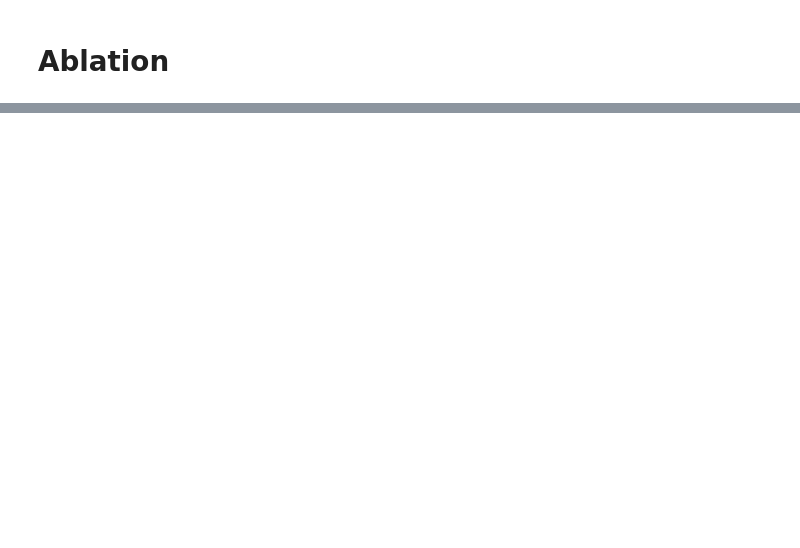
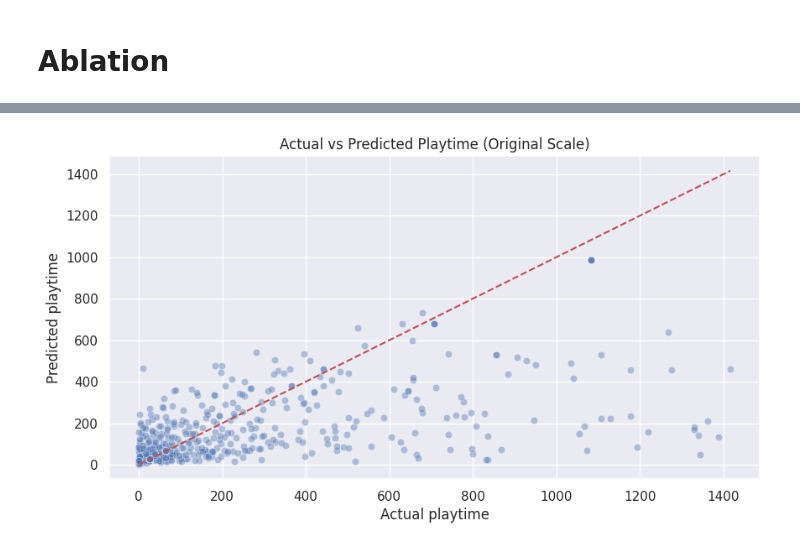
Before and after one commit to zakirangwala/esrb-wizard, a Jupyter notebook: notebooks/regression.ipynb, the cells around one changed output, grey strips where cells are left out. Drawn from its saved outputs; the diff is of its cells as text; code cells hidden in the pictures; blank space fills up the shorter version.

Commit message:
ablation. Had attempted to improve our results but it actually made them worse

```diff
--- a/notebooks/regression.ipynb
+++ b/notebooks/regression.ipynb
@@ -1536,0 +1643,34 @@ print(feature_importances.nlargest(20))
+# %%
+final_xgb = XGBRegressor(
+    random_state=42,
+    n_jobs=-1,
+    eval_metric="rmse",
+    tree_method="hist",
+    **best_params
+)
+
+model_ttr = TransformedTargetRegressor(
+    regressor=final_xgb,
+    func=np.log1p,
+    inverse_func=np.expm1
+)
+
+model_ttr.fit(X_train, y_train)
+
+y_train_pred = model_ttr.predict(X_train)
+y_test_pred = model_ttr.predict(X_test)
+
+print("\nTRAIN PERFORMANCE:")
+print("MSE:", mean_squared_error(y_train, y_train_pred))
+print("RMSE:", np.sqrt(mean_squared_error(y_train, y_train_pred)))
+print("MAE:", mean_absolute_error(y_train, y_train_pred))
+print("R2:", r2_score(y_train, y_train_pred))
+
+print("\nTEST PERFORMANCE:")
+print("MSE:", mean_squared_error(y_test, y_test_pred))
+print("RMSE:", np.sqrt(mean_squared_error(y_test, y_test_pred)))
+print("MAE:", mean_absolute_error(y_test, y_test_pred))
+print("R2:", r2_score(y_test, y_test_pred))
+
+# Save predictions for later
+y_test_pred_transformed = y_test_pred
@@ -1536,0 +1689,12 @@ print(feature_importances.nlargest(20))
+# %%
+plt.figure(figsize=(10,5))
+sns.scatterplot(x=y_test, y=y_test_pred, alpha=0.4)
+plt.plot([y_test.min(), y_test.max()],
+         [y_test.min(), y_test.max()],
+         'r--')
+plt.xlabel("Actual playtime")
+plt.ylabel("Predicted playtime")
+plt.title("Actual vs Predicted Playtime (Original Scale)")
+plt.show()
+# %% [output]
+[figure, added]
```
Also changed, not shown: parts of 35 cells of this notebook.
